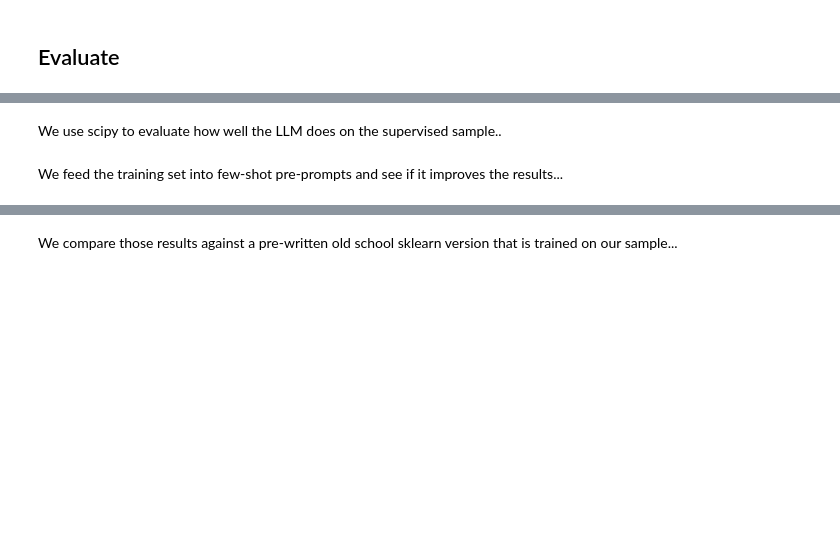
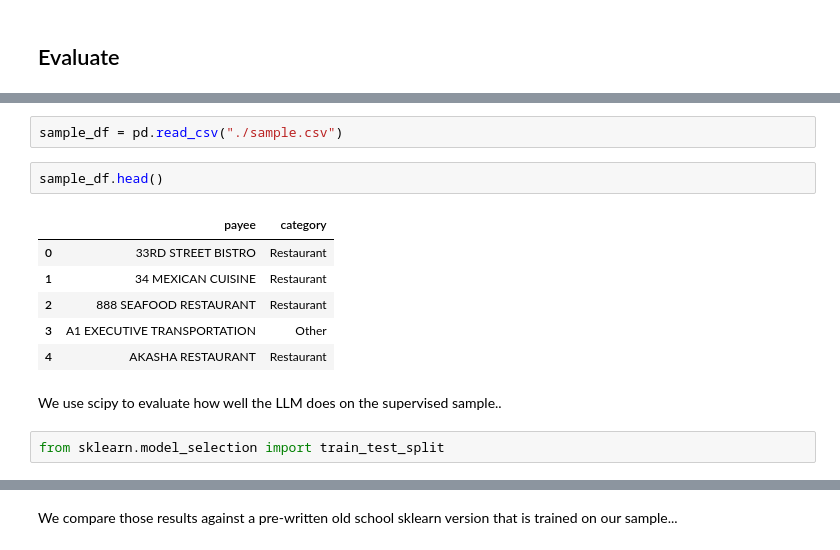
Before and after one commit to profrobwells/first-llm-classifier, a Jupyter notebook: _notebooks/classify.ipynb, the cells around one changed output, grey strips where cells are left out. Drawn from its saved outputs; the diff is of its cells as text; blank space fills up the shorter version.

```diff
--- a/_notebooks/classify.ipynb
+++ b/_notebooks/classify.ipynb
@@ -763,4 +791,15 @@ I import a training set that I've prepared a head of time...
+# %%
+sample_df = pd.read_csv("./sample.csv")
+# %%
+sample_df.head()
+# %% [output]
+|  | payee | category |
+| 0 | 33RD STREET BISTRO | Restaurant |
+| 1 | 34 MEXICAN CUISINE | Restaurant |
+| 2 | 888 SEAFOOD RESTAURANT | Restaurant |
+| 3 | A1 EXECUTIVE TRANSPORTATION | Other |
+| 4 | AKASHA RESTAURANT | Restaurant |
 # %% [markdown]
 We use scipy to evaluate how well the LLM does on the supervised sample..
-# %% [markdown]
-We feed the training set into few-shot pre-prompts and see if it improves the results...
+# %%
+from sklearn.model_selection import train_test_split
```
Also changed, not shown: parts of 43 cells of this notebook, 1 other file.
